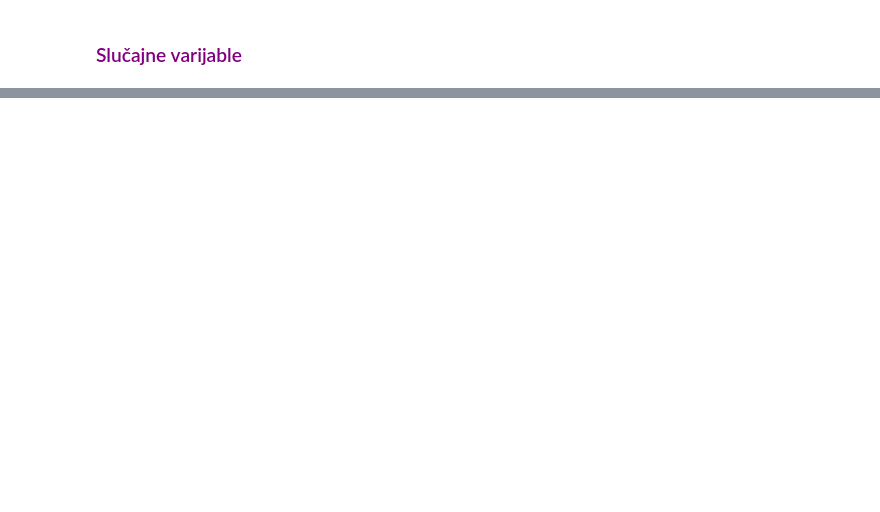
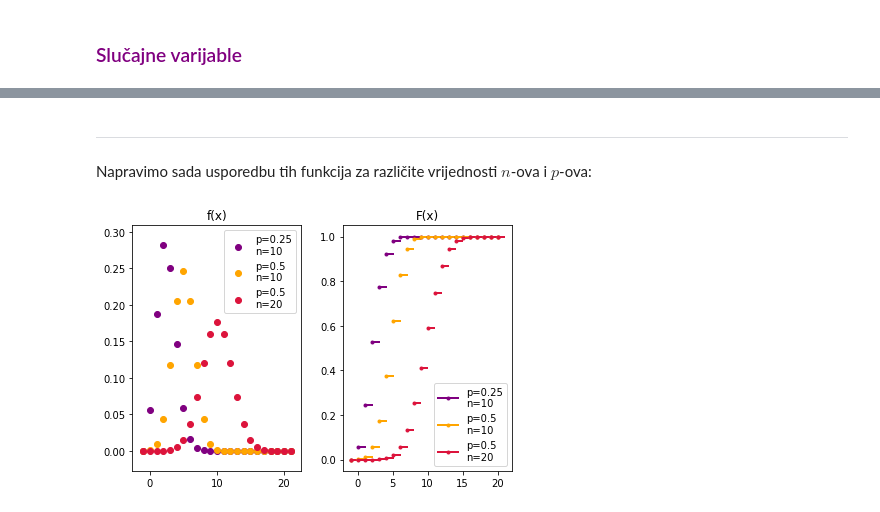
Before and after one commit to babjank/MS, a Jupyter notebook: Zadaca1.ipynb, the cells around one changed output, grey strips where cells are left out. Saved outputs shown, nothing was run; the diff lists cells and outputs as text; code cells hidden in the pictures; blank space fills up the shorter version.

```diff
--- a/Zadaca1.ipynb
+++ b/Zadaca1.ipynb
@@ -213,0 +279,27 @@ plt.show()
+# %% [markdown]
+-------------------------------------------------------
+
+Napravimo sada usporedbu tih funkcija za različite vrijednosti $n$-ova i $p$-ova:
+# %%
+fig3, (ax5, ax6) = plt.subplots(1, 2)
+fig3.tight_layout()
+
+d=np.arange(-1,22)
+ax5.scatter(d,[fx(i, 10, 0.25) for i in d],color='purple')
+ax5.scatter(d,[fx(i, 10, 0.5) for i in d],color='orange')
+ax5.scatter(d,[fx(i, 20, 0.5) for i in d],color='crimson')
+for k in range(-1,21):
+    x=np.linspace(k,k+1)[:-1]
+    ax6.plot(x,[FX(int(np.floor(i)), 10, 0.25) for i in x], linewidth=2, color='purple', marker='.', markevery=50)
+    ax6.plot(x,[FX(int(np.floor(i)), 10, 0.5) for i in x], linewidth=2, color='orange', marker='.', markevery=50)
+    ax6.plot(x,[FX(int(np.floor(i)), 20, 0.5) for i in x], linewidth=2, color='crimson', marker='.', markevery=50)
+
+ax5.legend(['p=0.25\nn=10','p=0.5\nn=10','p=0.5\nn=20'], loc=1)
+ax6.legend(['p=0.25\nn=10','p=0.5\nn=10','p=0.5\nn=20'], loc=4)
+
+ax5.set_title('f(x)')
+ax6.set_title('F(x)')
+
+plt.show()
+# %% [output]
+[figure, added]
```
Also changed, not shown: parts of 20 cells of this notebook.
